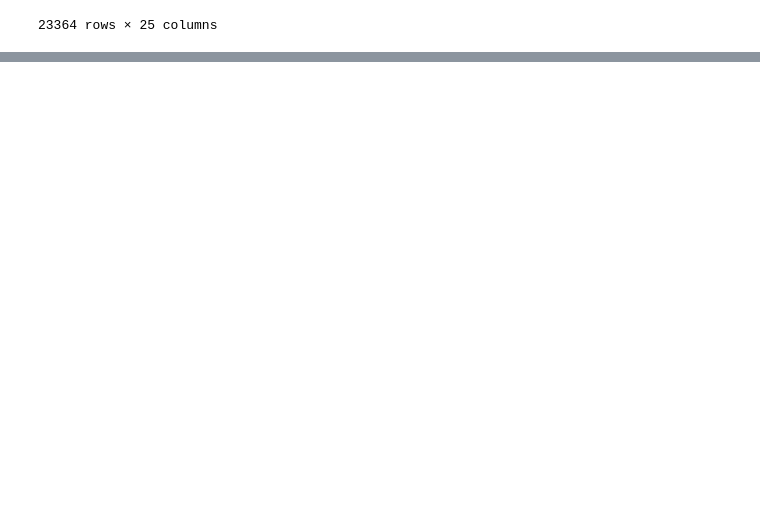
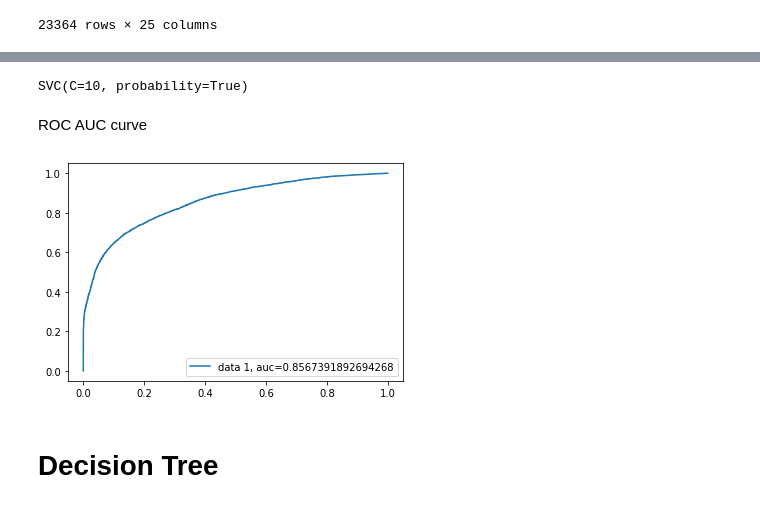
Before and after one commit to raushan9jnv/Credit-Card-Default-Prediction, a Jupyter notebook: Credit_Card_Default_Prediction_Capstone_Project_3.ipynb, the cells around one changed output, grey strips where cells are left out. Cells and saved outputs as stored; diff of their text form; code cells hidden in the pictures; blank space fills up the shorter version.

```diff
--- a/Credit_Card_Default_Prediction_Capstone_Project_3.ipynb
+++ b/Credit_Card_Default_Prediction_Capstone_Project_3.ipynb
@@ -462,0 +700,5 @@ balance_df[balance_df['default payment next month']==1]
+# %%
+X_train, X_test, y_train, y_test = train_test_split(X, y, test_size=0.33, random_state=42, stratify = y)
+# %%
+grid_clf = GridSearchCV(SVC(probability=True), param_grid, scoring = 'accuracy', n_jobs = -1, verbose = 3, cv = 3)
+grid_clf.fit(X_train, y_train)
@@ -462,0 +710,2 @@ balance_df[balance_df['default payment next month']==1]
+# %%
+optimal_SVC_clf = grid_clf.best_estimator_
@@ -462,0 +775,4 @@ balance_df[balance_df['default payment next month']==1]
+# %%
+optimal_SVC_clf
+# %% [output]
+SVC(C=10, probability=True)
@@ -462,0 +783,17 @@ balance_df[balance_df['default payment next month']==1]
+# %% [markdown]
+ROC AUC curve
+# %%
+y_pred_proba_SVC = optimal_SVC_clf.predict_proba(X_test)[::,1]
+# %%
+
+
+# ROC AUC CURVE
+fpr, tpr, _ = roc_curve(y_test,  y_pred_proba_SVC)
+auc = roc_auc_score(y_test, y_pred_proba_SVC)
+plt.plot(fpr,tpr,label="data 1, auc="+str(auc))
+plt.legend(loc=4)
+plt.show()
+# %% [output]
+[figure, added]
+# %% [markdown]
+# **Decision** **Tree**
```
Also changed, not shown: parts of 125 cells of this notebook.
